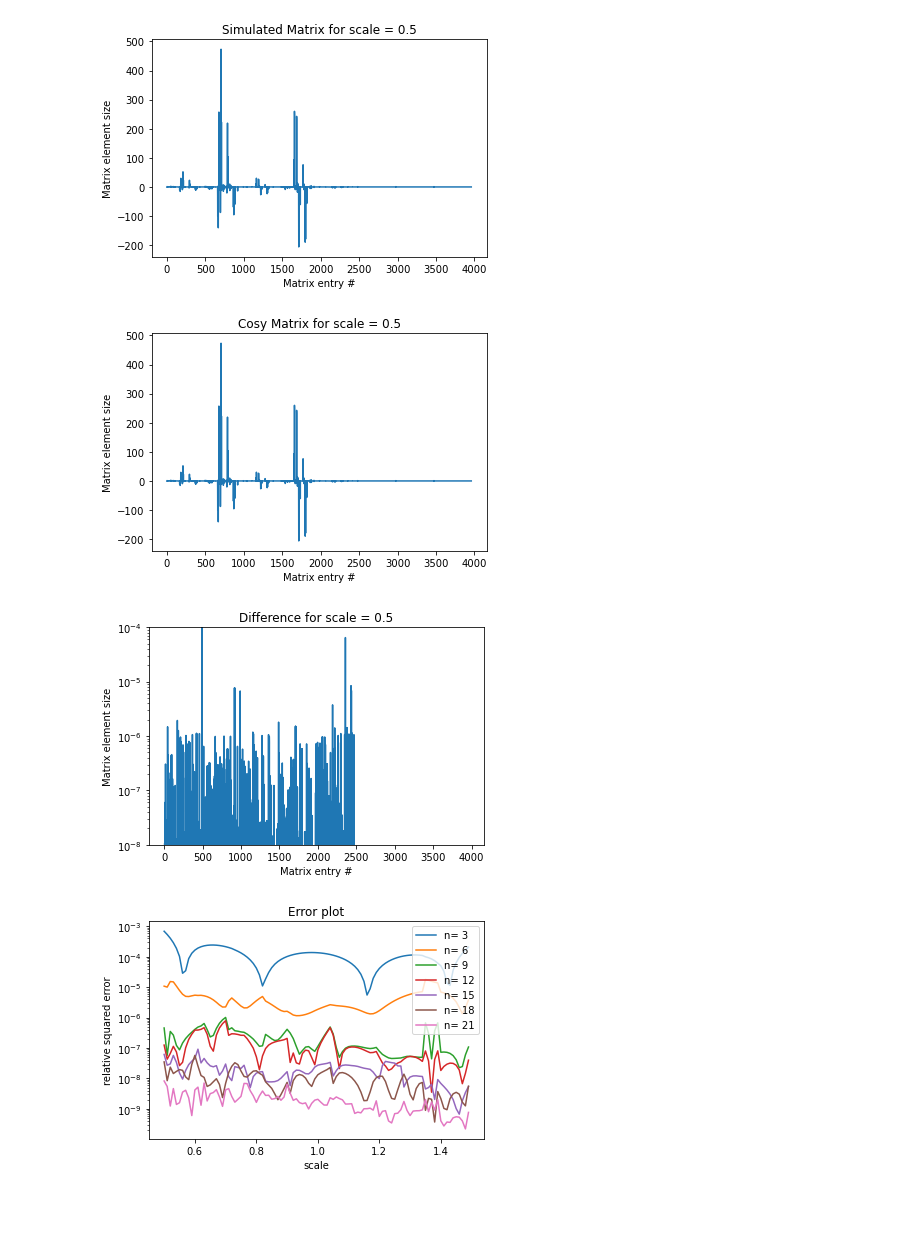
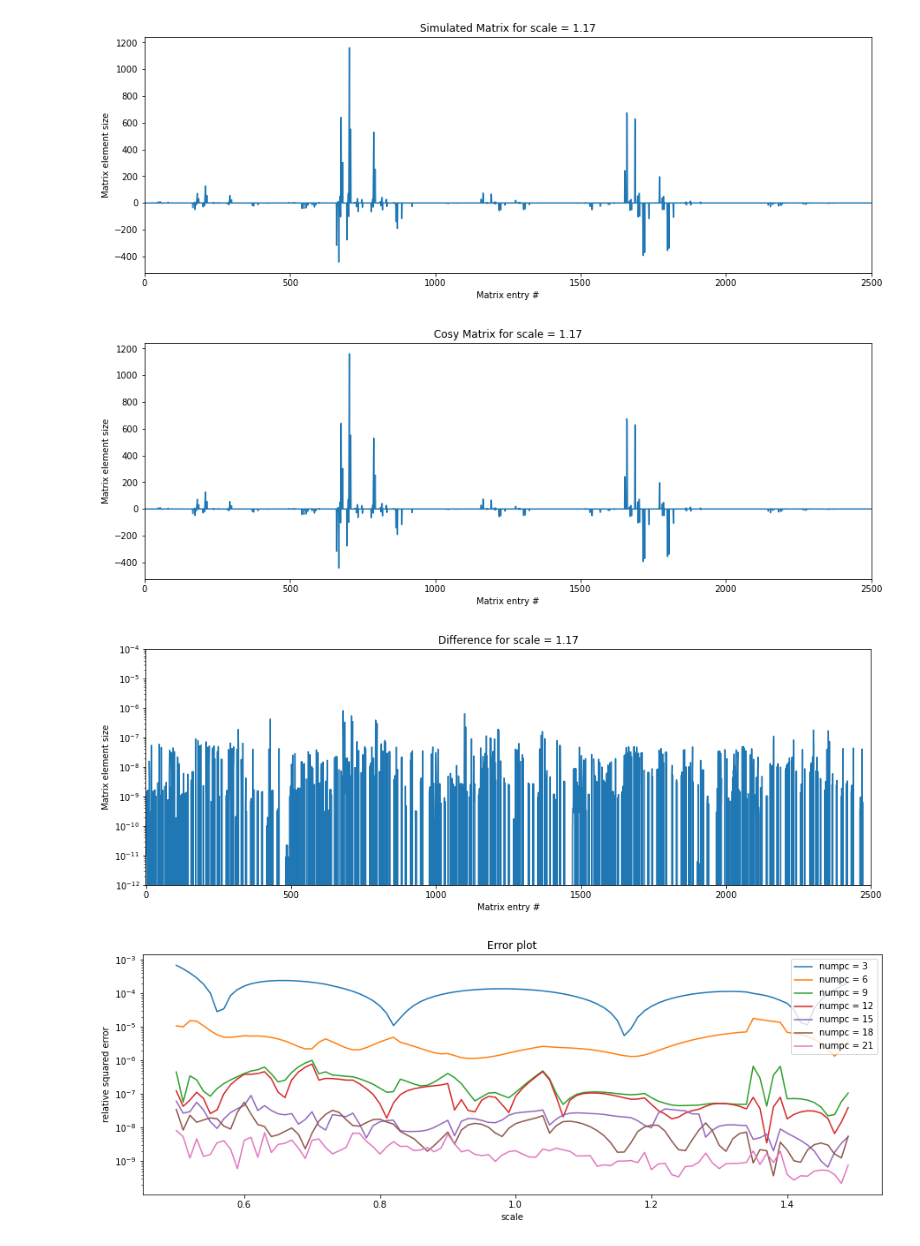
Before and after one commit to diogenes1991/RBMSecar, a Jupyter notebook: Emulator/RBM.ipynb, the cells around one changed output. Cells and saved outputs as stored; diff of their text form; code cells hidden in the pictures; blank space fills up the shorter version.

```diff
--- a/Emulator/RBM.ipynb
+++ b/Emulator/RBM.ipynb
@@ -33,5 +73,12 @@ big_matrix = np.array(big_matrix)
 # %%
-for i in range(10):
-    plt.plot(big_matrix[i])
+index = 44
+
+plt.rcParams['figure.figsize'] = [15, 5]
+
+plt.plot(big_matrix[index],label="scale = "+str(dir_list[index]))
+plt.xlabel("Matrix Element #")
+plt.ylabel("Matrix Element")
+plt.xlim((-1,2500))
+plt.legend()
 plt.show()
 # %% [output]
@@ -42,48 +88,61 @@ def error(emulated,real):
 # %%
 ''' Test one emulator instance '''
 from math import *
+def error(emulated,real):
+    return np.sqrt(np.sum(np.square(emulated - real))/np.sum(np.square(real)))
 
-MagnetEmulator = Emulator(scales,big_matrix,15)
+numpc = 15
+index = 67
 
-plt.plot(MagnetEmulator(0.5))
-plt.title("Simulated Matrix for scale = 0.5")
+''' Emulator using the first numpc principal components '''
+MagnetEmulator = Emulator(scales,big_matrix,numpc)
+
+''' Plotting the emulated magnet '''
+plt.plot(MagnetEmulator(scales[index]))
+plt.title("Simulated Matrix for scale = "+str(dir_list[index]))
 plt.xlabel("Matrix entry #")
 plt.ylabel("Matrix element size")
+plt.xlim((-1,2500))
 plt.show()
-plt.plot(big_matrix[0])
-plt.title("Cosy Matrix for scale = 0.5")
+
+''' Plotting the cosy loaded data '''
+plt.plot(big_matrix[index])
+plt.title("Cosy Matrix for scale = "+str(dir_list[index]))
 plt.xlabel("Matrix entry #")
 plt.ylabel("Matrix element size")
+plt.xlim((-1,2500))
 plt.show()
 
-emulated = MagnetEmulator(0.5)
-real     = big_matrix[0]
+
+emulated = MagnetEmulator(scales[index])
+real     = big_matrix[index]
 relative = [ abs(real[i]-emulated[i]) / ( real[i] if real[i]!=0 else (emulated[i] if emulated[i]!=0 else 1) ) for i in range(len(real)) ]
 
 plt.semilogy(relative)
-plt.ylim(1E-8,1E-4)
-plt.title("Difference for scale = 0.5")
+plt.ylim(1E-12,1E-4)
+plt.title("Difference for scale = "+str(dir_list[index]))
 plt.xlabel("Matrix entry #")
 plt.ylabel("Matrix element size")
+plt.xlim((-1,2500))
 plt.show()
 # %% [output]
-[figure, old version]
+[figure, new version]
-[figure, old version]
+[figure, new version]
-[figure, old version]
+[figure, new version]
 # %%
 ''' Tests several instances '''
 nEmulators = 7
 Emulators  = [ Emulator(scales,big_matrix,3*i+3) for i in range(nEmulators) ]
 error_matrix = [ [ error(Emulators[i](scales[j]),big_matrix[j]) for j in range(len(scales)) ] for i in range(nEmulators) ]
 for i in range(nEmulators):
-    plt.semilogy(scales,error_matrix[i],label="n= "+str(3*i+3))
+    plt.semilogy(scales,error_matrix[i],label="numpc = "+str(3*i+3))
 plt.xlabel("scale")
 plt.ylabel("relative squared error")
 plt.title("Error plot")
 plt.legend()
 plt.show()
 # %% [output]
-[figure, old version]
+[figure, new version]
 # %%
 ''' Timing checkup '''
 path_magnet1 = "MagnetData/Magnet_1_train"
```
Also changed, not shown: parts of 26 cells of this notebook, 1 other file.
